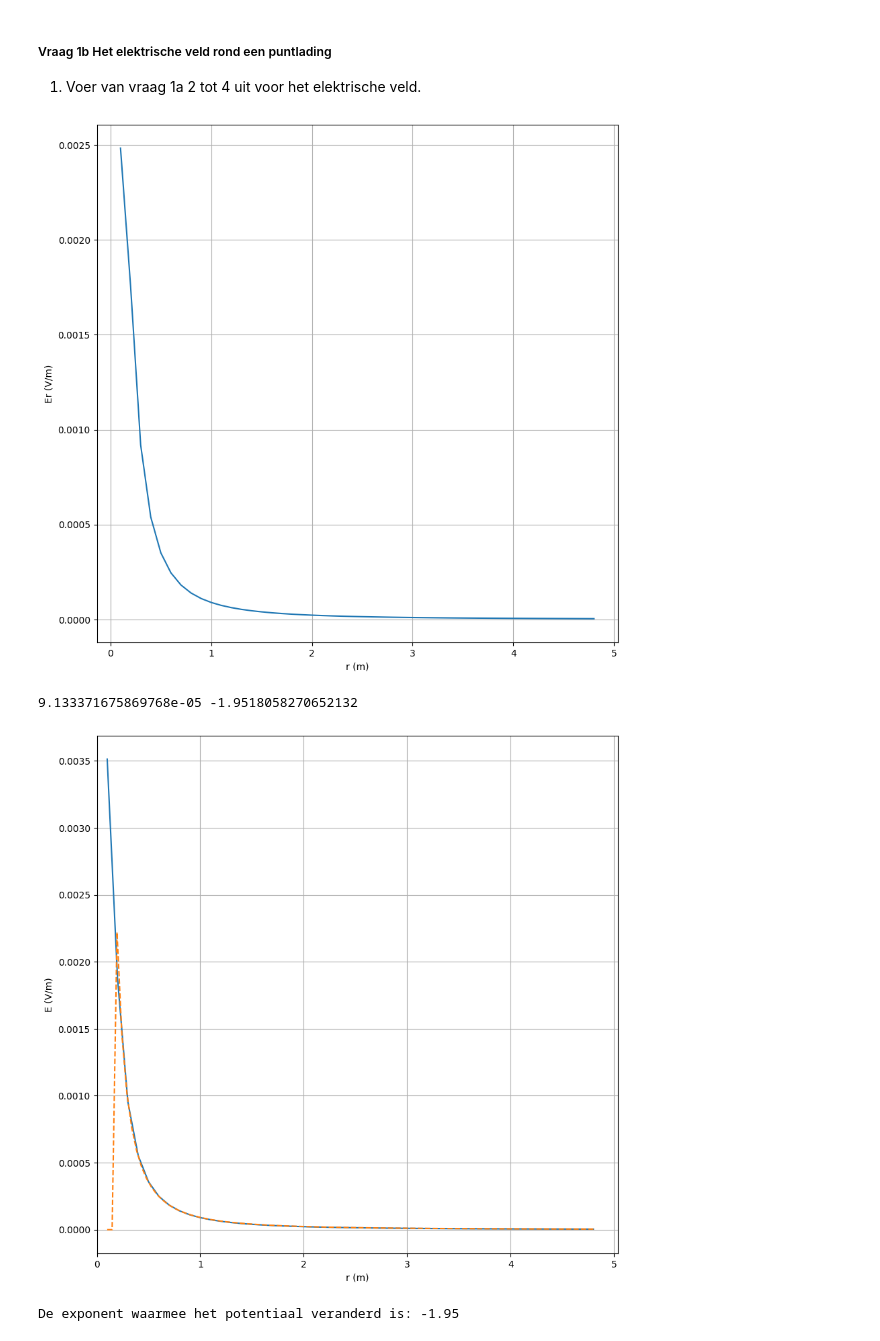
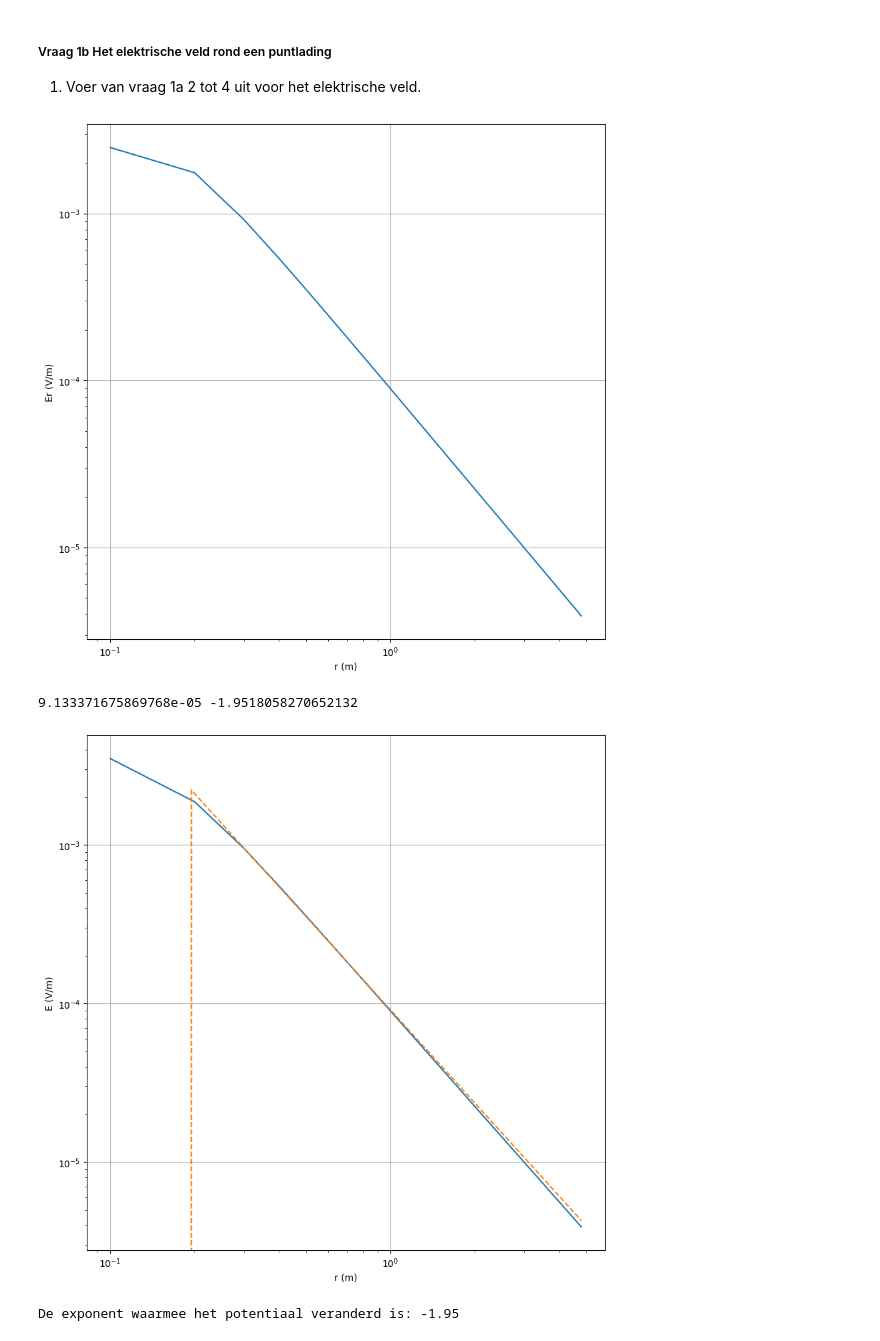
Before and after one commit to Spaantje5/opdrachten-DEF-D, a Jupyter notebook: DigitaleOntwerpopdrachten/1CondensatorOpdracht/CondensatorOntwerpopdracht.ipynb, the cells around one changed output. Saved outputs shown, nothing was run; the diff lists cells and outputs as text; code cells hidden in the pictures.

```diff
--- a/DigitaleOntwerpopdrachten/1CondensatorOpdracht/CondensatorOntwerpopdracht.ipynb
+++ b/DigitaleOntwerpopdrachten/1CondensatorOpdracht/CondensatorOntwerpopdracht.ipynb
@@ -169,49 +169,49 @@ De exponent waarmee het potentiaal veranderd is: -1.0
 #2
 #we hebben normE gebruikt omdat z is niet precies 0 en z dus nog wel een bijdrage heeft voor kleine r
 plt.figure(figsize=(10, 10))
-plt.plot(r_for_E, Er[I])  # plot normE voor de index die het dichtst bij z=0 ligt in log-log schaal
+plt.loglog(r_for_E, Er[I])  # plot normE voor de index die het dichtst bij z=0 ligt in log-log schaal
 plt.xlabel("r (m)")
 plt.ylabel("Er (V/m)")
 
 plt.grid()
 plt.show()
 # %% [output]
-[figure, old version]
+[figure, new version]
 # %%
 #3 weet niet 100% zeker of dit goed gaat dus even bij TA nachecken
 #maar het komt wel best netjes uit met  "b = -1.95"
 
 def fit(r_for_E, normE):
     popt, pcov = curve_fit(model, r_for_E, normE, p0 = [1e-4, -2])
     a = popt[0]  # de waarde van a in de model functie
     b = popt[1]  # de waarde van b in de model functie
     return a, b, pcov
 
 def model(r_for_E, a, b):
     #2 functie vanwege een knik in de data
     # eerste stuk is linear, tweede stuk met 1/(r^n)
     # enkele het 2e stuk wordt gefit omdat we anders teveel variabelen hebben en dat lang duurt
     global knik
     return np.where(r_for_E <= r_for_E[knik], 0, a * r_for_E**b)
 
 a, b, pcov = fit(r_for_E, normE[I])
 print(a, b)
 
 r_fit = np.linspace(min(r_for_E), max(r_for_E), 100)
 normE_fit = model(r_fit, a, b)
 
 plt.figure(figsize=(10, 10))
-plt.plot(r_for_E, normE[I], label='Data')
-plt.plot(r_fit, normE_fit, "--",label='Fit: a/r + b')
+plt.loglog(r_for_E, normE[I], label='Data')
+plt.loglog(r_fit, normE_fit, "--",label='Fit: a/r + b')
 plt.xlabel("r (m)")
 plt.ylabel("E (V/m)")
 
 plt.xlim(0)
 plt.grid()
 plt.show()
 # %% [output]
 9.133371675869768e-05 -1.9518058270652132
-[figure, old version]
+[figure, new version]
 # %%
 #4
 
```
Also changed, not shown: parts of 3 cells of this notebook.
